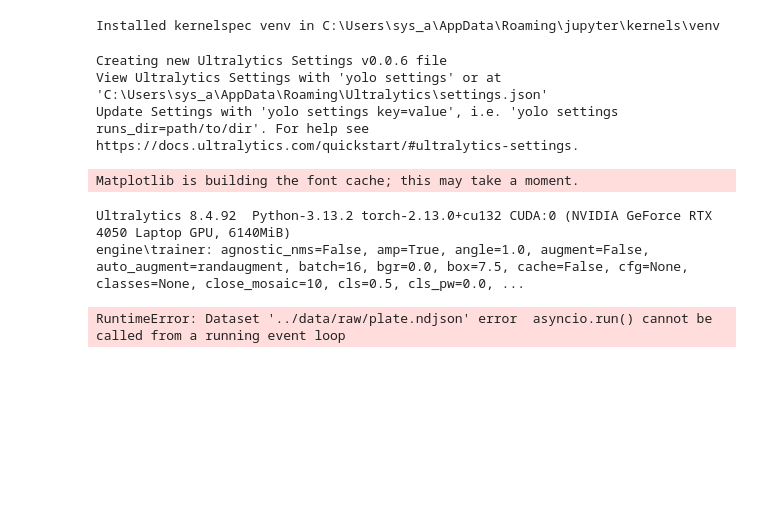
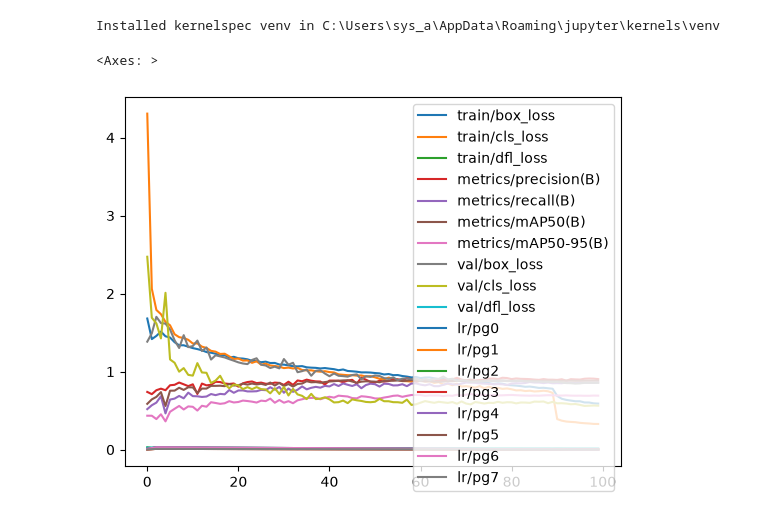
Before and after one commit to Sierra-py/vehicle-monitoring-system, a Jupyter notebook: notebooks/experimentation.ipynb, the cells around one changed output. Drawn from its saved outputs; the diff is of its cells as text; code cells hidden in the pictures; blank space fills up the shorter version.

Commit message:
YOLO model trained. Examined missed detections on val set. Run inference on test. YOLO model completed.

```diff
--- a/notebooks/experimentation.ipynb
+++ b/notebooks/experimentation.ipynb
@@ -62,19 +60,13 @@ import ndjson
 !python -m ipykernel install --user --name=venv
 # %% [output]
 Installed kernelspec venv in C:\Users\sys_a\AppData\Roaming\jupyter\kernels\venv
-# %%
-from ultralytics import YOLO
-
-# Load a model
-model = YOLO("yolo26n.pt")
-
-# Train using NDJSON dataset
-results = model.train(data=path, epochs=100, imgsz=640)
-# %% [output]
-Creating new Ultralytics Settings v0.0.6 file
-View Ultralytics Settings with 'yolo settings' or at 'C:\Users\sys_a\AppData\Roaming\Ultralytics\settings.json'
-Update Settings with 'yolo settings key=value', i.e. 'yolo settings runs_dir=path/to/dir'. For help see https://docs.ultralytics.com/quickstart/#ultralytics-settings.
-Matplotlib is building the font cache; this may take a moment.
-Ultralytics 8.4.92  Python-3.13.2 torch-2.13.0+cu132 CUDA:0 (NVIDIA GeForce RTX 4050 Laptop GPU, 6140MiB)
-engine\trainer: agnostic_nms=False, amp=True, angle=1.0, augment=False, auto_augment=randaugment, batch=16, bgr=0.0, box=7.5, cache=False, cfg=None, classes=None, close_mosaic=10, cls=0.5, cls_pw=0.0, ...
-RuntimeError: Dataset '../data/raw/plate.ndjson' error  asyncio.run() cannot be called from a running event loop
+# %%
+import pandas as pd
+from pathlib import Path
+result = Path(r"..\models\yolo\runs\yolo_pretrained_100ep\results.csv")
+res = pd.read_csv(result)
+# %%
+res.drop(['time', "epoch", ], axis=1).plot()
+# %% [output]
+<Axes: >
+[figure, added]
```
Also changed, not shown: parts of 9 cells of this notebook, 21 other files.
